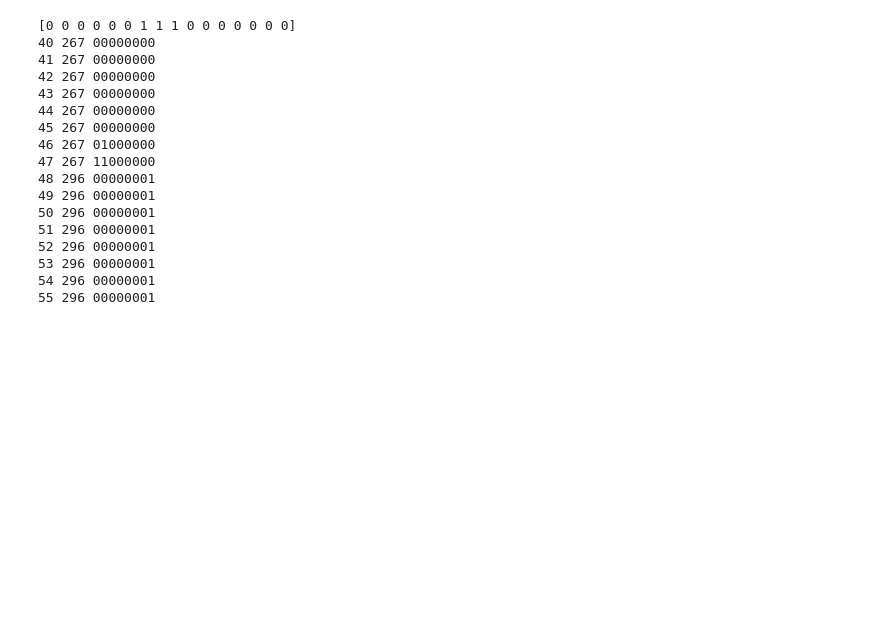
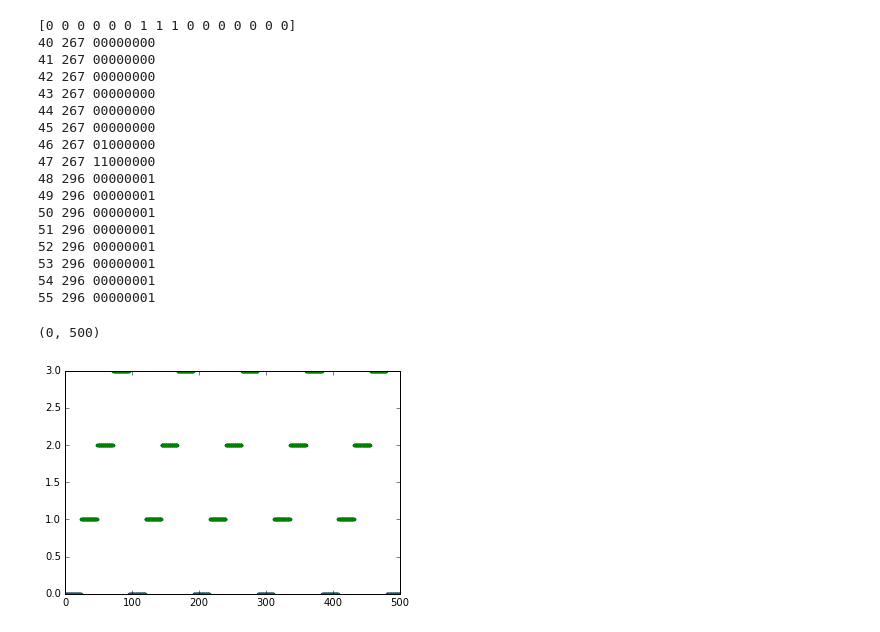
Before and after one commit to sargon14/roadsign, a Jupyter notebook: previewing.ipynb, the cells around one changed output. Cells and saved outputs as stored; diff of their text form; code cells hidden in the pictures; blank space fills up the shorter version.

```diff
--- a/previewing.ipynb
+++ b/previewing.ipynb
@@ -192,3 +192,10 @@ for i in range(56):
 55 296 00000001
 # %%
 jvec = out // 8
+# %%
+plt.plot((xaxis % DISPLAY_WIDTH)//PANEL_WIDTH,'.') # "old x1"
+plt.plot((xaxis//PANEL_WIDTH) % (DISPLAY_WIDTH/PANEL_WIDTH),'.') # "new x1"
+plt.xlim(0,500)
+# %% [output]
+(0, 500)
+[figure, added]
```
Also changed, not shown: parts of 4 cells of this notebook.
